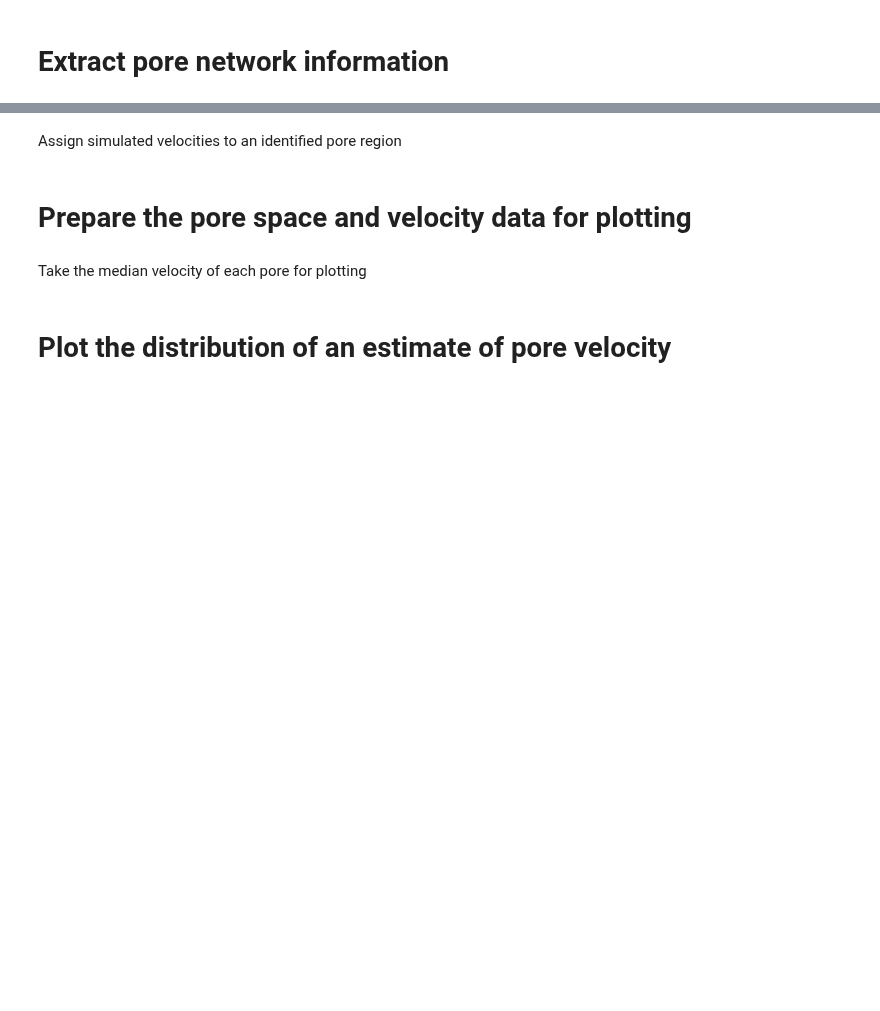
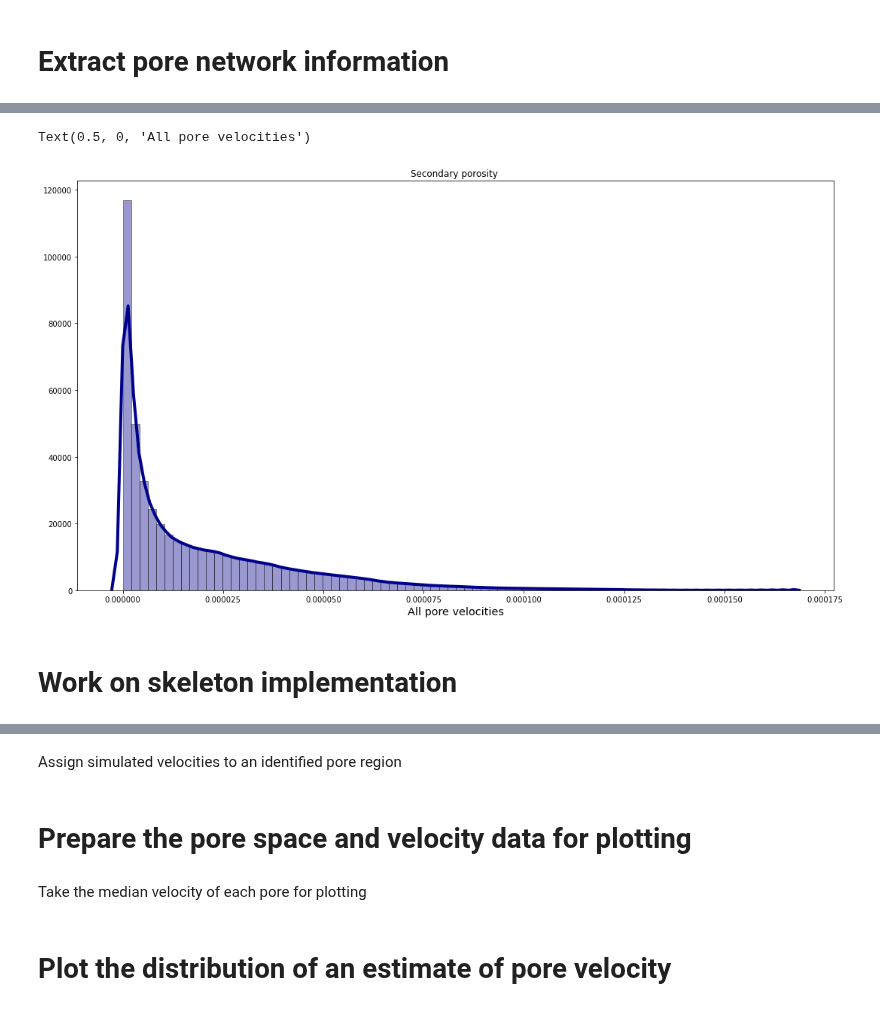
Before and after one commit to akkendrick/LABMOPS, a Jupyter notebook: exploreVelPlotting.ipynb, the cells around one changed output, grey strips where cells are left out. Cells and saved outputs as stored; diff of their text form; code cells hidden in the pictures; blank space fills up the shorter version.

```diff
--- a/exploreVelPlotting.ipynb
+++ b/exploreVelPlotting.ipynb
@@ -133,0 +138,19 @@ Calculating regionprops
+# %%
+allSecondaryVelocities = np.ndarray.flatten(velDataNormSecondary)
+
+filtIndex = allSecondaryVelocities > 0
+trueZeroIndex = allSecondaryVelocities == 0
+
+filtSecondaryVelocities = allSecondaryVelocities[filtIndex]
+filtZeroSecondaryVelocities = allSecondaryVelocities[trueZeroIndex]
+
+fig, axes = plt.subplots(1, 1, figsize=(18, 10))
+sns.distplot(filtSecondaryVelocities, ax=axes, hist=True, kde=True,
+             bins=int(80), color = 'darkblue',
+             hist_kws={'edgecolor':'black'},
+             kde_kws={'linewidth': 4})
+axes.set_title('Secondary porosity ')
+axes.set_xlabel('All pore velocities',fontsize='x-large')
+# %% [output]
+Text(0.5, 0, 'All pore velocities')
+[figure, added]
@@ -134,3 +175,5 @@ Calculating regionprops
+# %% [markdown]
+# Work on skeleton implementation
 # %%
 # # Do skeleton for 2D image
 # cubeSize = len(primaryImage)
```
Also changed, not shown: parts of 12 cells of this notebook.
